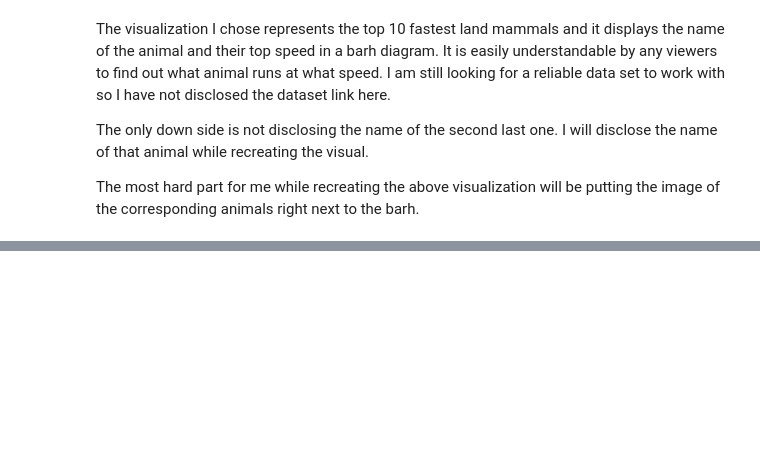
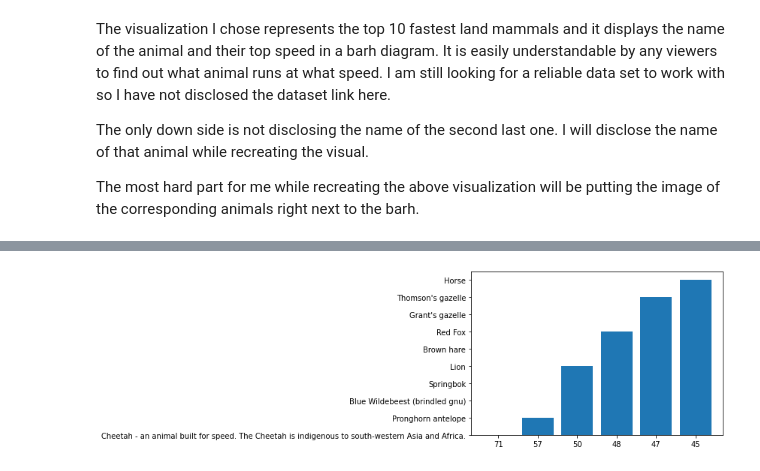
Before and after one commit to Nissun662/Data-Visual, a Jupyter notebook: Recreating_Initialization.ipynb, the cells around one changed output, grey strips where cells are left out. Saved outputs shown, nothing was run; the diff lists cells and outputs as text; code cells hidden in the pictures; blank space fills up the shorter version.

```diff
--- a/Recreating_Initialization.ipynb
+++ b/Recreating_Initialization.ipynb
@@ -50,0 +54,6 @@ FileNotFoundError: ignored
+# %%
+df = df.drop(labels=0, axis=1)
+# %%
+df = df.drop(labels=1, axis=0)
+# %%
+df = df.drop(labels=4, axis=1)
@@ -50,0 +75,4 @@ FileNotFoundError: ignored
+# %%
+# renaming column name
+df = df.rename(columns=df.iloc[0]).drop(df.index[0])
+df
@@ -50,0 +91,5 @@ FileNotFoundError: ignored
+# %%
+plt.bar(df['maximum recorded speed'],df['Mammal'])
+plt.show()
+# %% [output]
+[figure, added]
```
Also changed, not shown: parts of 9 cells of this notebook.
